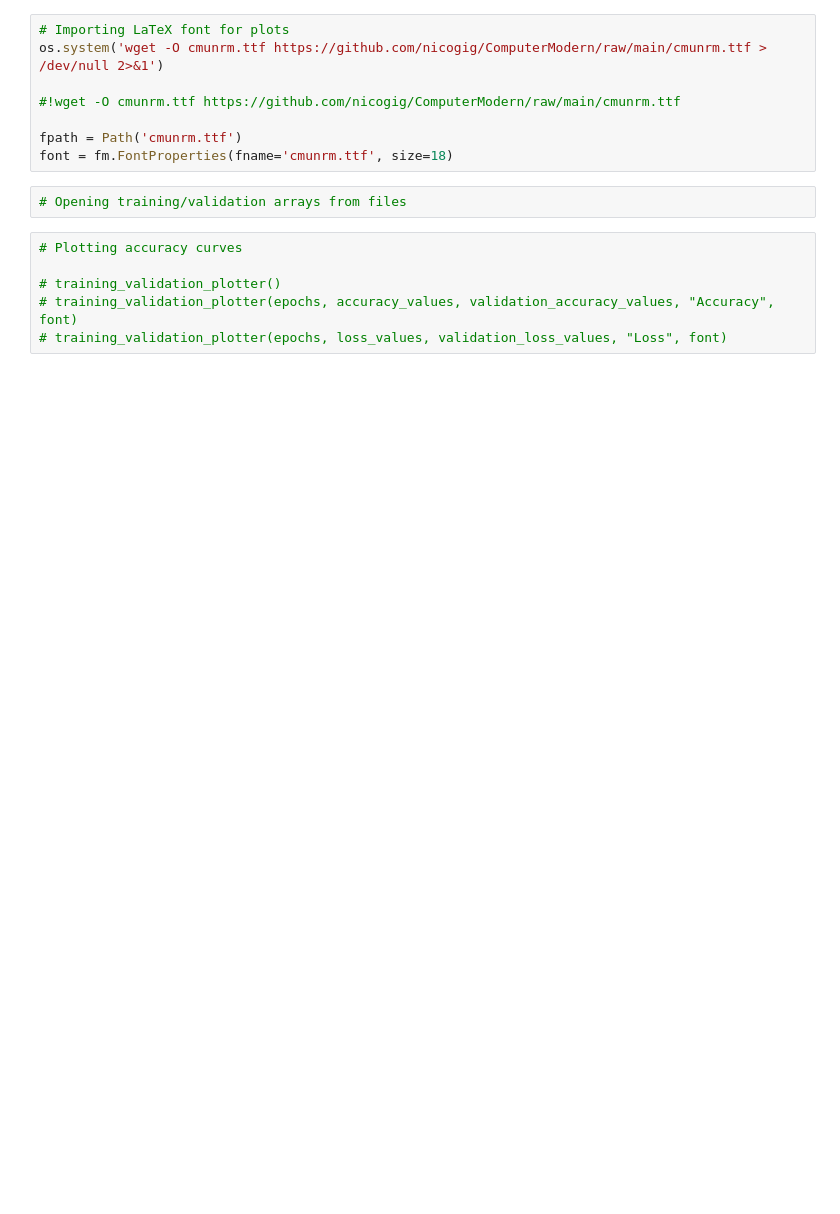
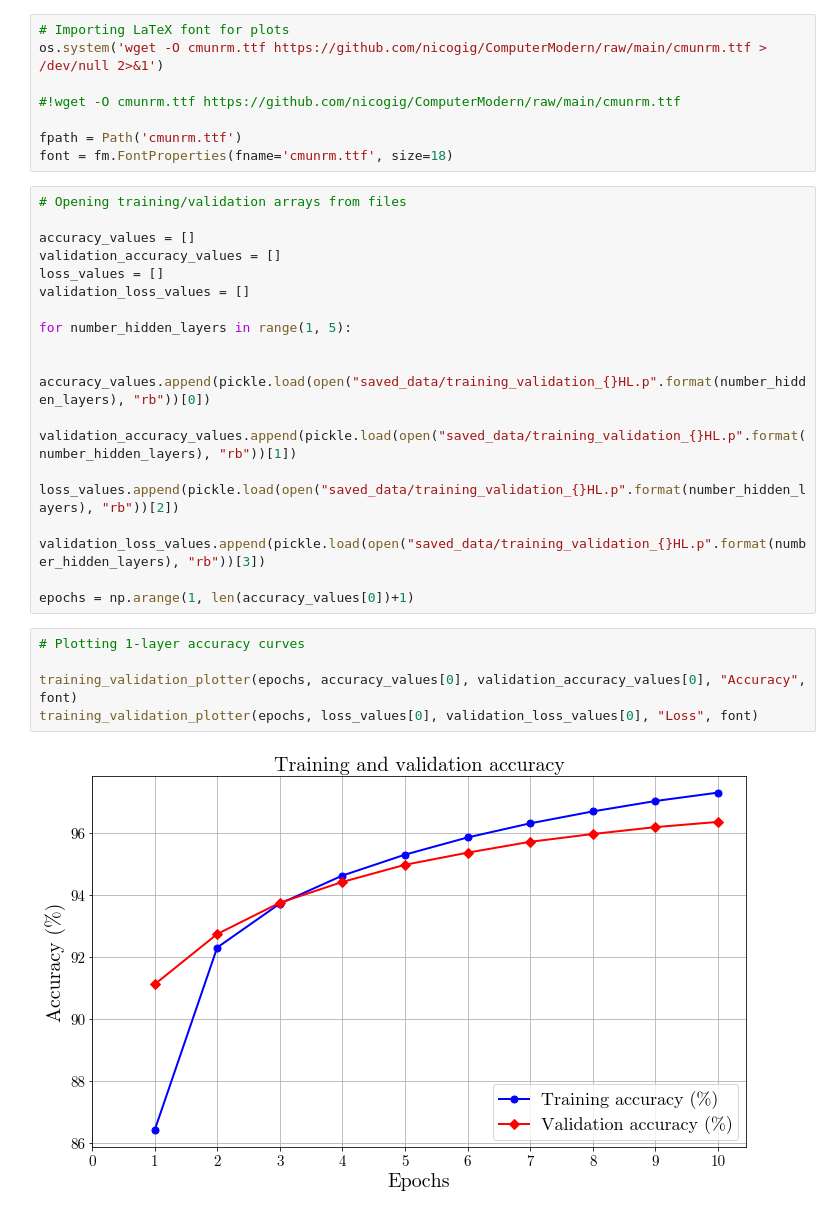
Before and after one commit to nicogig/worsecrossbars, a Jupyter notebook: TrainingValidationCurves.ipynb, the cells around one changed output. Cells and saved outputs as stored; diff of their text form; blank space fills up the shorter version.

Commit message:
Added new plots

```diff
--- a/TrainingValidationCurves.ipynb
+++ b/TrainingValidationCurves.ipynb
@@ -13,11 +14,26 @@ os.system('wget -O cmunrm.ttf https://github.com/nicogig/ComputerModern/raw/main
 
 fpath = Path('cmunrm.ttf')
 font = fm.FontProperties(fname='cmunrm.ttf', size=18)
-# %%
-# Opening training/validation arrays from files
+# %%
+# Opening training/validation arrays from files
+
+accuracy_values = []
+validation_accuracy_values = []
+loss_values = []
+validation_loss_values = []
+
+for number_hidden_layers in range(1, 5):
+
+    accuracy_values.append(pickle.load(open("saved_data/training_validation_{}HL.p".format(number_hidden_layers), "rb"))[0])
+    validation_accuracy_values.append(pickle.load(open("saved_data/training_validation_{}HL.p".format(number_hidden_layers), "rb"))[1])
+    loss_values.append(pickle.load(open("saved_data/training_validation_{}HL.p".format(number_hidden_layers), "rb"))[2])
+    validation_loss_values.append(pickle.load(open("saved_data/training_validation_{}HL.p".format(number_hidden_layers), "rb"))[3])
+
+epochs = np.arange(1, len(accuracy_values[0])+1)
 # %%
-# Plotting accuracy curves
+# Plotting 1-layer accuracy curves
 
-# training_validation_plotter()
-# training_validation_plotter(epochs, accuracy_values, validation_accuracy_values, "Accuracy", font)
-# training_validation_plotter(epochs, loss_values, validation_loss_values, "Loss", font)
+training_validation_plotter(epochs, accuracy_values[0], validation_accuracy_values[0], "Accuracy", font)
+training_validation_plotter(epochs, loss_values[0], validation_loss_values[0], "Loss", font)
+# %% [output]
+[figure, added]
```
Also changed, not shown: parts of 5 cells of this notebook, 3 other files.
